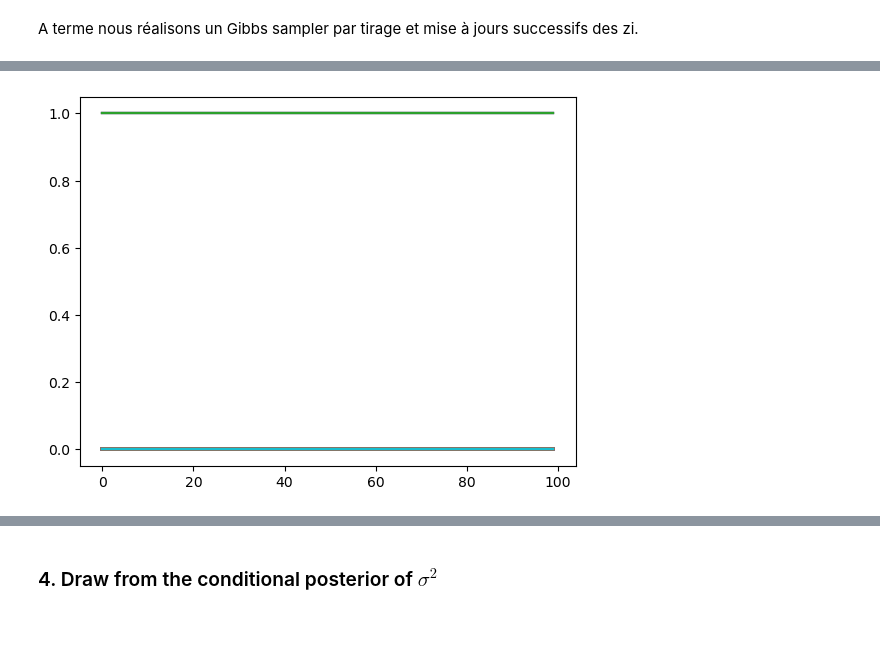
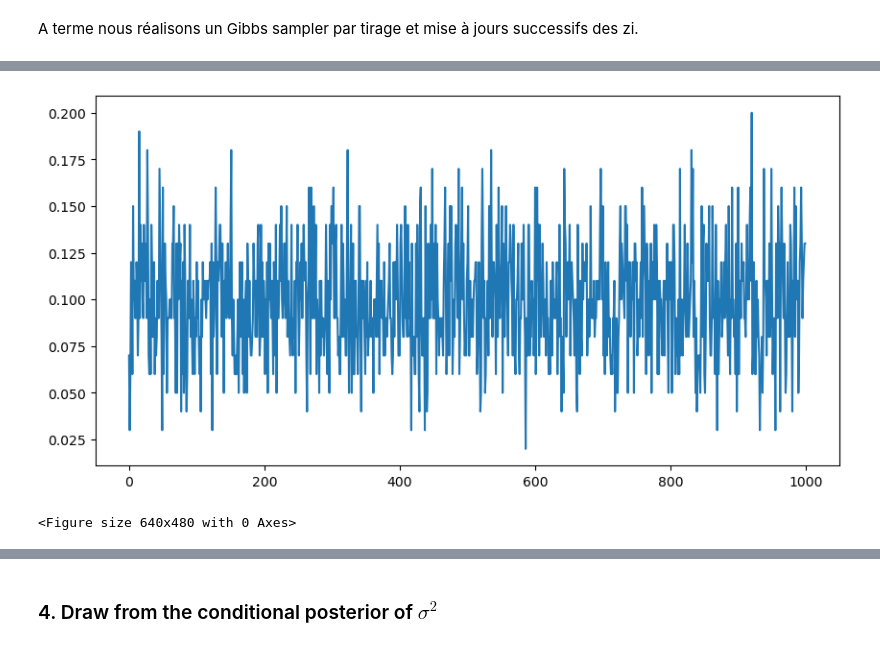
Before and after one commit to yanisrem/AssignmentsSB, a Jupyter notebook: DM2_vectorization yanis.ipynb, the cells around one changed output, grey strips where cells are left out. Cells and saved outputs as stored; diff of their text form; code cells hidden in the pictures.

```diff
--- a/DM2_vectorization yanis.ipynb
+++ b/DM2_vectorization yanis.ipynb
@@ -568,6 +550,26 @@ array([0., 0., 0., 0., 0., 0., 0., 0., 0., 0., 0., 0., 0., 1., 0., 0., 0.,
-# %%
-for k in range(len(sampled_z_posterior[0])):
-    plt.plot([x[k] for x in sampled_z_posterior])
-plt.show()
-# %% [output]
-[figure, removed]
+# %%
+@jit(nopython=True)
+def gibbs_z(data: np.ndarray, n_iter: int) -> None:
+    """
+    Gibbs sampling to update the values of zi in the observed data.
+
+    Args:
+        data (np.ndarray): Observed data.
+        n_iter (int): Number of Gibbs sampling iterations.
+    """
+    k=int(data[0,0])
+
+    for j in range(n_iter):
+        for i in range(k):
+            data[2,i] = sample_zi(i, data)
+# %%
+data1 = data0.copy()
+sampled_z_posterior=gibbs_z(data1, 1000, return_all_steps=True, seed=seed)
+
+plt.figure(figsize=(10,5))
+plt.plot([np.mean(x) for x in sampled_z_posterior])
+plt.figure("Average of the components of the Z vector sampled at each iteration - 1000 iterations")
+plt.show()
+# %% [output]
+[figure, added]
+<Figure size 640x480 with 0 Axes>
```
Also changed, not shown: parts of 10 cells of this notebook.
